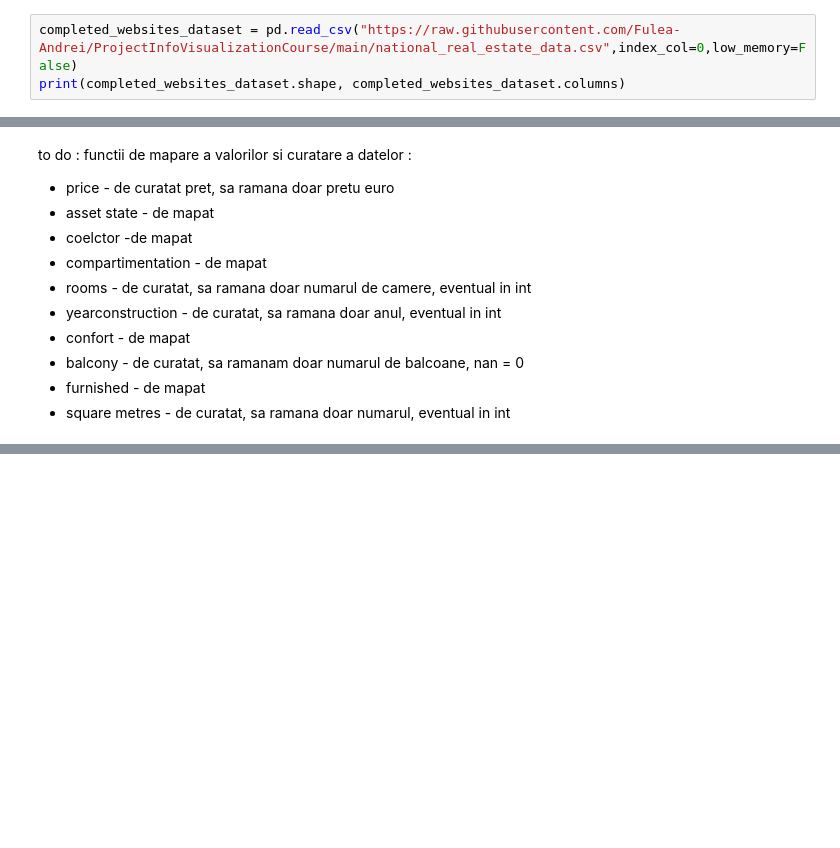
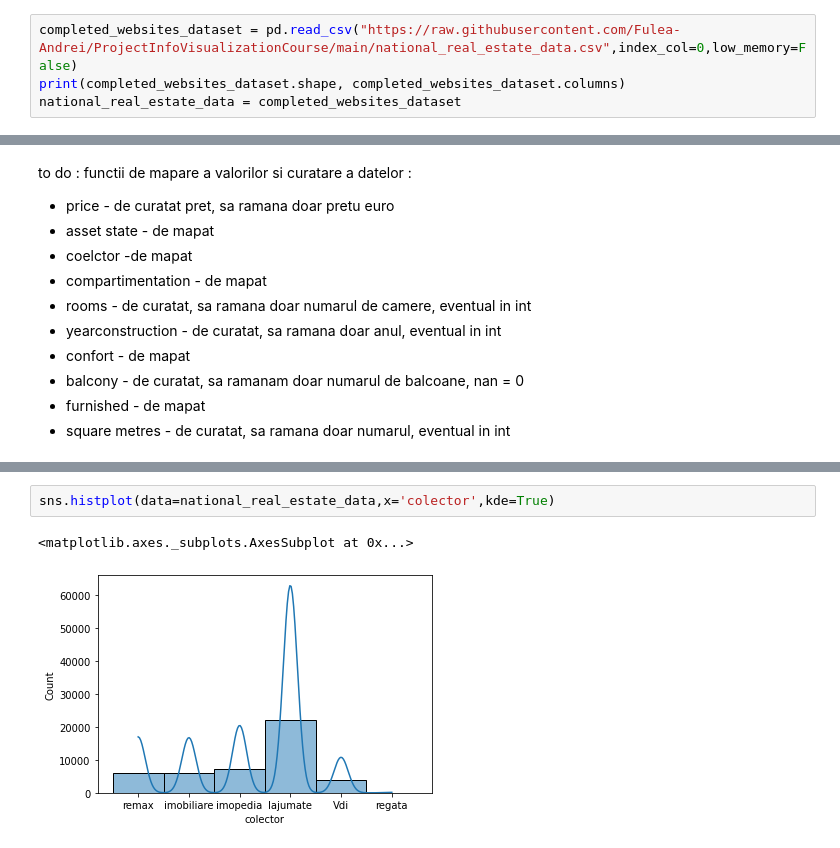
Before and after one commit to Fulea-Andrei/ProjectInfoVisualizationCourse, a Jupyter notebook: info_visualization_project.ipynb, the cells around one changed output, grey strips where cells are left out. Drawn from its saved outputs; the diff is of its cells as text; blank space fills up the shorter version.

```diff
--- a/info_visualization_project.ipynb
+++ b/info_visualization_project.ipynb
@@ -5,6 +8,7 @@ import pandas as pd
 # %%
 completed_websites_dataset = pd.read_csv("https://raw.githubusercontent.com/Fulea-Andrei/ProjectInfoVisualizationCourse/main/national_real_estate_data.csv",index_col=0,low_memory=False)
 print(completed_websites_dataset.shape, completed_websites_dataset.columns)
+national_real_estate_data = completed_websites_dataset
 # %% [output]
 (45015, 29) Index(['price', 'assetstate', 'warmingsystem', 'disponibility', 'colector',
        'title', 'description', 'facilities', 'compartimentation', 'rooms',
@@ -311,0 +340,5 @@ class CleaningDataSet():
+# %%
+sns.histplot(data=national_real_estate_data,x='colector',kde=True)
+# %% [output]
+<matplotlib.axes._subplots.AxesSubplot at 0x...>
+[figure, added]
```
Also changed, not shown: parts of 12 cells of this notebook.
